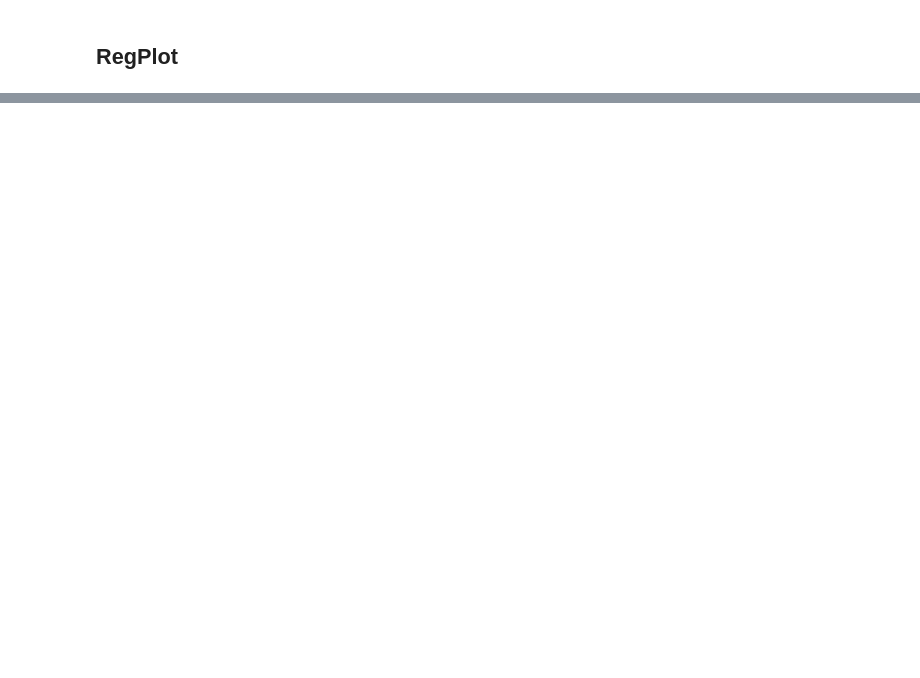
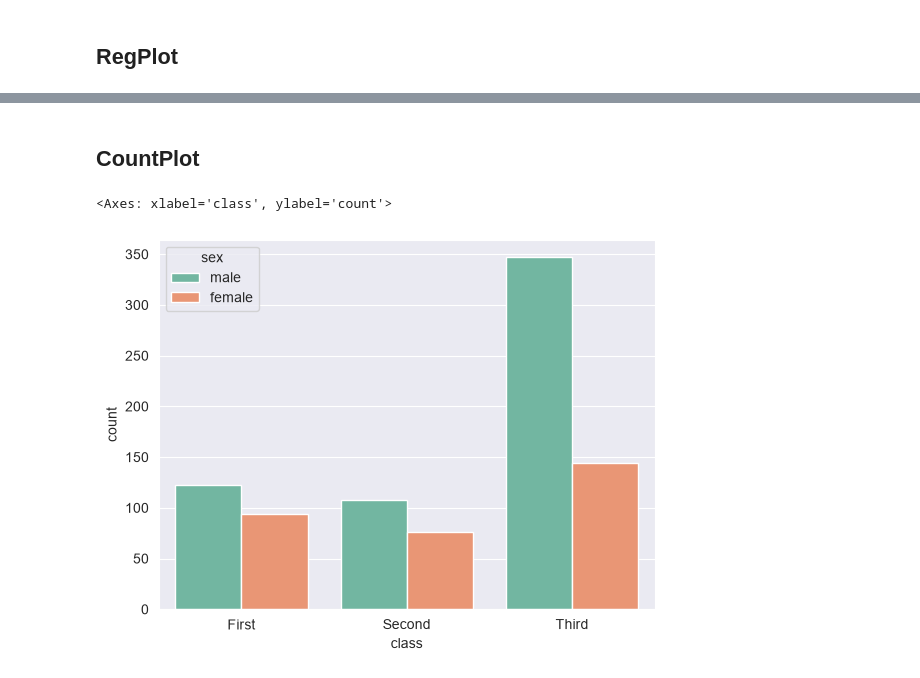
Before and after one commit to DashPgi/PyTraining, a Jupyter notebook: Machine-learning/Matplotlib-Seaborn/sea.ipynb, the cells around one changed output, grey strips where cells are left out. Cells and saved outputs as stored; diff of their text form; code cells hidden in the pictures; blank space fills up the shorter version.

```diff
--- a/Machine-learning/Matplotlib-Seaborn/sea.ipynb
+++ b/Machine-learning/Matplotlib-Seaborn/sea.ipynb
@@ -159,0 +166,16 @@ sea.regplot(
+# %% [markdown]
+## CountPlot
+# %%
+fig, ax = plt.subplots()
+
+sea.countplot(
+    data=titanic_df,
+    x="class",
+    hue='sex',
+    hue_order=["male", "female"],
+    palette="Set2",
+    ax=ax
+)
+# %% [output]
+<Axes: xlabel='class', ylabel='count'>
+[figure, added]
```
Also changed, not shown: parts of 5 cells of this notebook, 1 other file.
